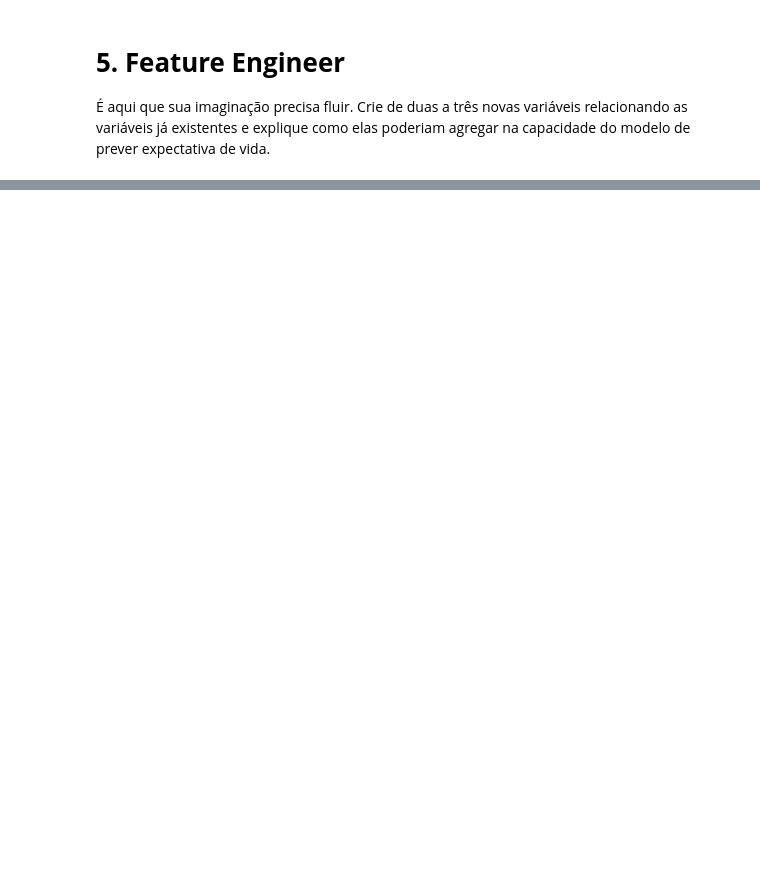
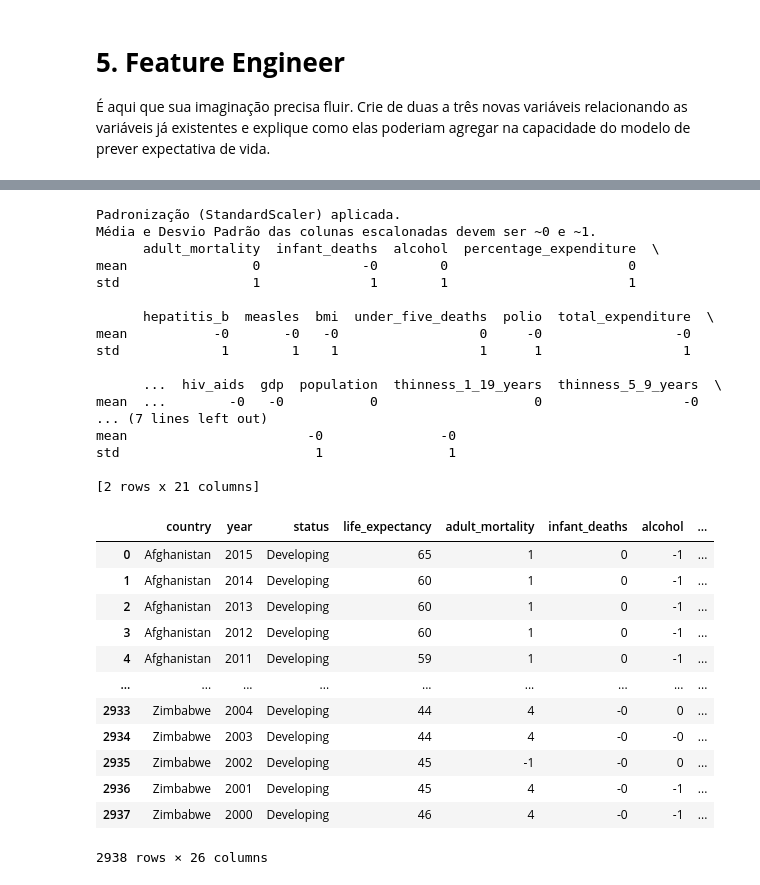
Before and after one commit to anasegatelli/curso-facens-python, a Jupyter notebook: ML/aula 1/Aula1_casa_individual.ipynb, the cells around one changed output, grey strips where cells are left out. Cells and saved outputs as stored; diff of their text form; code cells hidden in the pictures; blank space fills up the shorter version.

```diff
--- a/ML/aula 1/Aula1_casa_individual.ipynb
+++ b/ML/aula 1/Aula1_casa_individual.ipynb
@@ -192,0 +256,64 @@ std                                 1          1
+# %%
+#Escalonamento posterior as features para não interferir nas features
+
+from sklearn.preprocessing import StandardScaler
+
+# Lista das colunas numéricas CONTÍNUAS que precisam ser escalonadas
+# EXCETO a coluna categorica criada categoria_status, a coluna year e a coluna life_expectancy que é a coluna alvo do dataframe.
+
+colunas_para_escalar = [
+    'adult_mortality', 'infant_deaths', 'alcohol',
+    'percentage_expenditure', 'hepatitis_b', 'measles', 'bmi',
+    'under_five_deaths', 'polio', 'total_expenditure', 'diphtheria',
+    'hiv_aids', 'gdp', 'population', 'thinness_1_19_years',
+    'thinness_5_9_years', 'income_composition_of_resources', 'schooling',
+    'media_expectativa_vida_pais', 'eficiencia_investimento','fator_bem_estar'
+]
+
+# 1. Instanciar o escalonador
+scaler = StandardScaler() #para modelo de regressão
+
+# 2. Aplicar o FIT (aprender a média e o desvio padrão dos dados) e TRANSFORM (aplicar a transformação)
+# Usamos .values para garantir que estamos alimentando o NumPy array subjacente
+df_escalonado = df_clean
+dados_escalonados = scaler.fit_transform(df_escalonado[colunas_para_escalar])
+
+# 3. Criar um novo DataFrame ou substituir as colunas originais
+df_escalonado[colunas_para_escalar] = dados_escalonados
+
+print("Padronização (StandardScaler) aplicada.")
+print("Média e Desvio Padrão das colunas escalonadas devem ser ~0 e ~1.")
+print(df_escalonado[colunas_para_escalar].describe().loc[['mean', 'std']])
+#describe exibe todos os valores estatisticos e loc filtra neste caso apenas a media e o desvio padrão
+df_escalonado
+# %% [output]
+Padronização (StandardScaler) aplicada.
+Média e Desvio Padrão das colunas escalonadas devem ser ~0 e ~1.
+      adult_mortality  infant_deaths  alcohol  percentage_expenditure  \
+mean                0             -0        0                       0
+std                 1              1        1                       1
+
+      hepatitis_b  measles  bmi  under_five_deaths  polio  total_expenditure  \
+mean           -0       -0   -0                  0     -0                 -0
+std             1        1    1                  1      1                  1
+
+      ...  hiv_aids  gdp  population  thinness_1_19_years  thinness_5_9_years  \
+mean  ...        -0   -0           0                    0                  -0
+... (7 lines left out)
+mean                       -0               -0
+std                         1                1
+
+[2 rows x 21 columns]
+|  | country | year | status | life_expectancy | adult_mortality | infant_deaths | alcohol | ... |
+| 0 | Afghanistan | 2015 | Developing | 65 | 1 | 0 | -1 | ... |
+| 1 | Afghanistan | 2014 | Developing | 60 | 1 | 0 | -1 | ... |
+| 2 | Afghanistan | 2013 | Developing | 60 | 1 | 0 | -1 | ... |
+| 3 | Afghanistan | 2012 | Developing | 60 | 1 | 0 | -1 | ... |
+| 4 | Afghanistan | 2011 | Developing | 59 | 1 | 0 | -1 | ... |
+| ... | ... | ... | ... | ... | ... | ... | ... | ... |
+| 2933 | Zimbabwe | 2004 | Developing | 44 | 4 | -0 | 0 | ... |
+| 2934 | Zimbabwe | 2003 | Developing | 44 | 4 | -0 | -0 | ... |
+| 2935 | Zimbabwe | 2002 | Developing | 45 | -1 | -0 | 0 | ... |
+| 2936 | Zimbabwe | 2001 | Developing | 45 | 4 | -0 | -1 | ... |
+| 2937 | Zimbabwe | 2000 | Developing | 46 | 4 | -0 | -1 | ... |
+2938 rows × 26 columns
```
Also changed, not shown: parts of 13 cells of this notebook, 1 other file.
